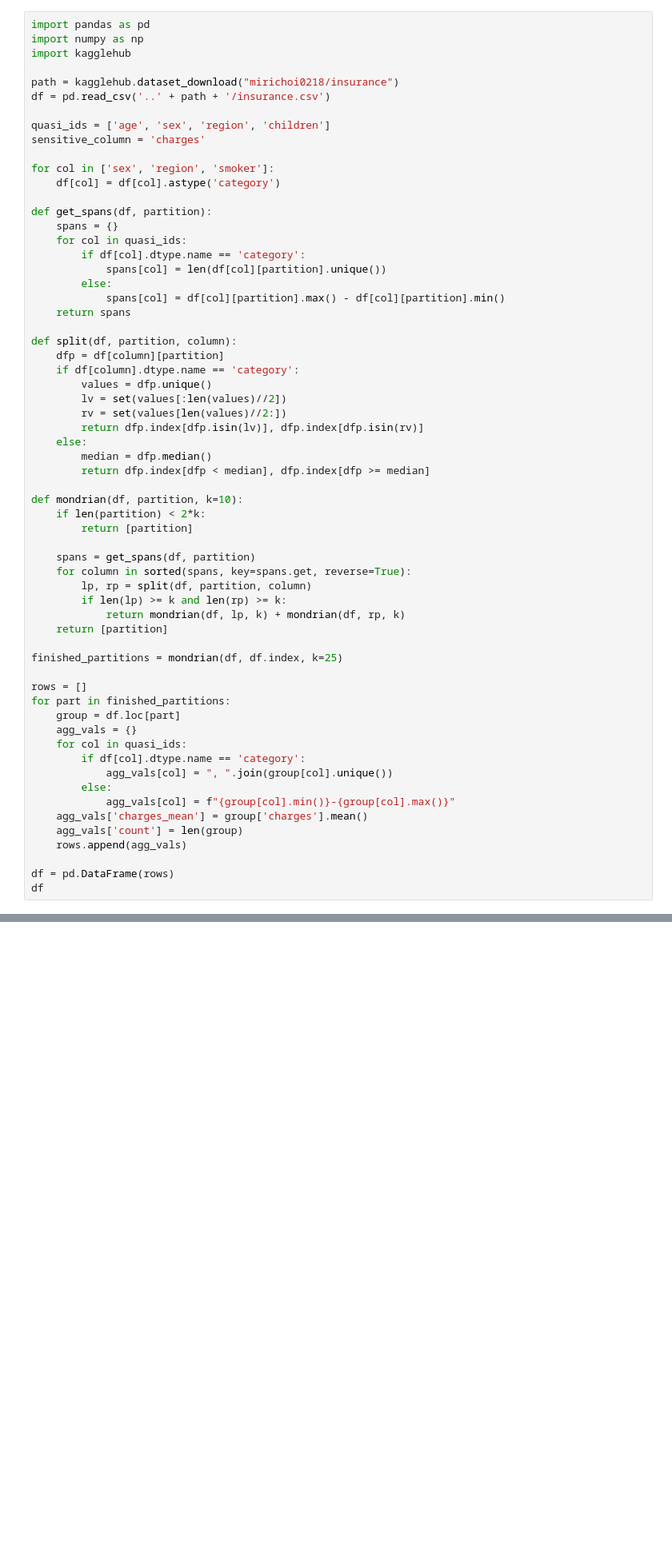
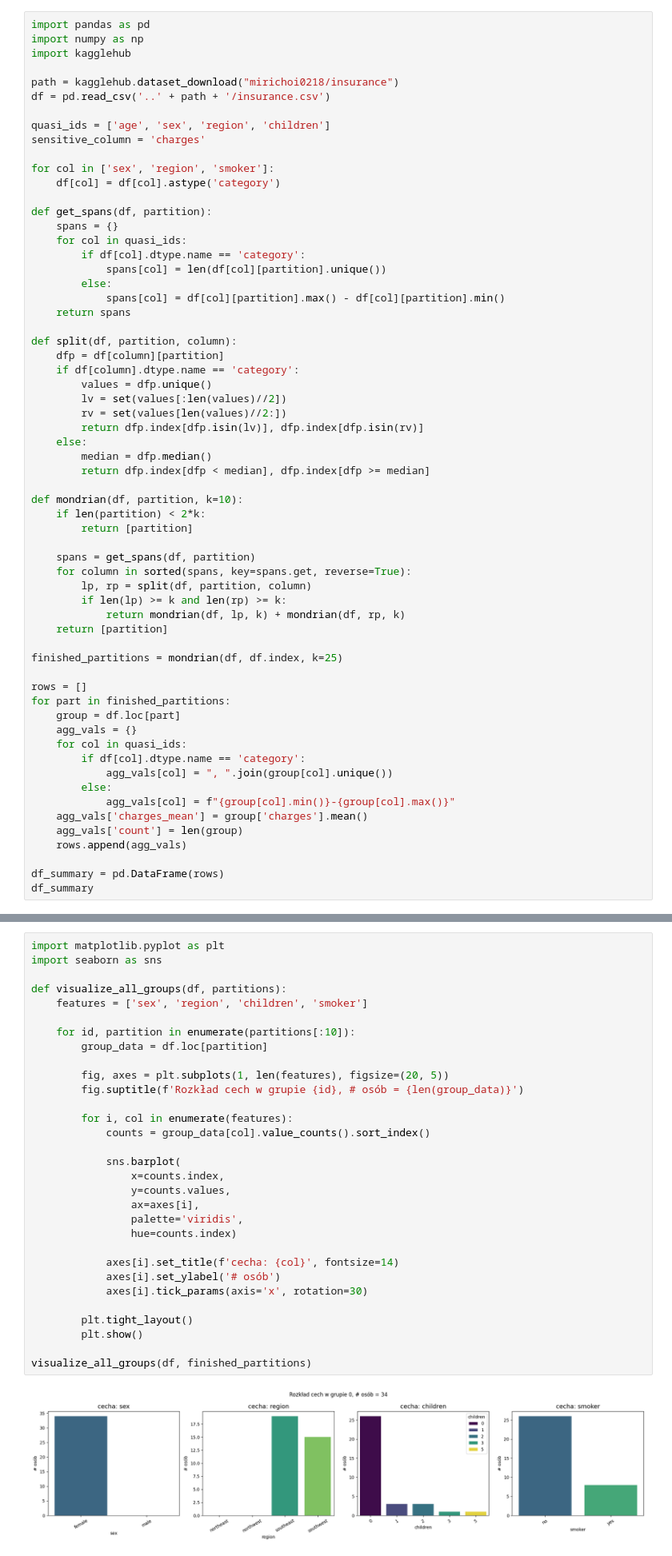
Before and after one commit to woycik/machine_learning, a Jupyter notebook: project1.ipynb, the cells around one changed output, grey strips where cells are left out. Shown at 80% size. Cells and saved outputs as stored; diff of their text form; blank space fills up the shorter version.

Commit message:
Added plot

```diff
--- a/project1.ipynb
+++ b/project1.ipynb
@@ -58,6 +58,6 @@ for part in finished_partitions:
     agg_vals['count'] = len(group)
     rows.append(agg_vals)
 
-df = pd.DataFrame(rows)
-df
+df_summary = pd.DataFrame(rows)
+df_summary
 # %% [output]
@@ -78,3 +79,36 @@ df
 | 38 | 60-61 | female, male | northwest, northeast, southwest, ... | 0-4 | 22001.938058 | 46 |
 | 39 | 62-64 | female, male | southeast, northeast | 0-3 | 20830.637753 | 35 |
 | 40 | 62-64 | male, female | northwest, southwest | 0-3 | 20639.788572 | 33 |
+# %%
+import matplotlib.pyplot as plt
+import seaborn as sns
+
+def visualize_all_groups(df, partitions):
+    features = ['sex', 'region', 'children', 'smoker']
+
+    for id, partition in enumerate(partitions[:10]):
+        group_data = df.loc[partition]
+
+        fig, axes = plt.subplots(1, len(features), figsize=(20, 5))
+        fig.suptitle(f'Rozkład cech w grupie {id}, # osób = {len(group_data)}')
+
+        for i, col in enumerate(features):
+            counts = group_data[col].value_counts().sort_index()
+
+            sns.barplot(
+                x=counts.index,
+                y=counts.values,
+                ax=axes[i],
+                palette='viridis',
+                hue=counts.index)
+
+            axes[i].set_title(f'cecha: {col}', fontsize=14)
+            axes[i].set_ylabel('# osób')
+            axes[i].tick_params(axis='x', rotation=30)
+
+        plt.tight_layout()
+        plt.show()
+
+visualize_all_groups(df, finished_partitions)
+# %% [output]
+[figure, added]
```
Also changed, not shown: parts of 2 cells of this notebook.
